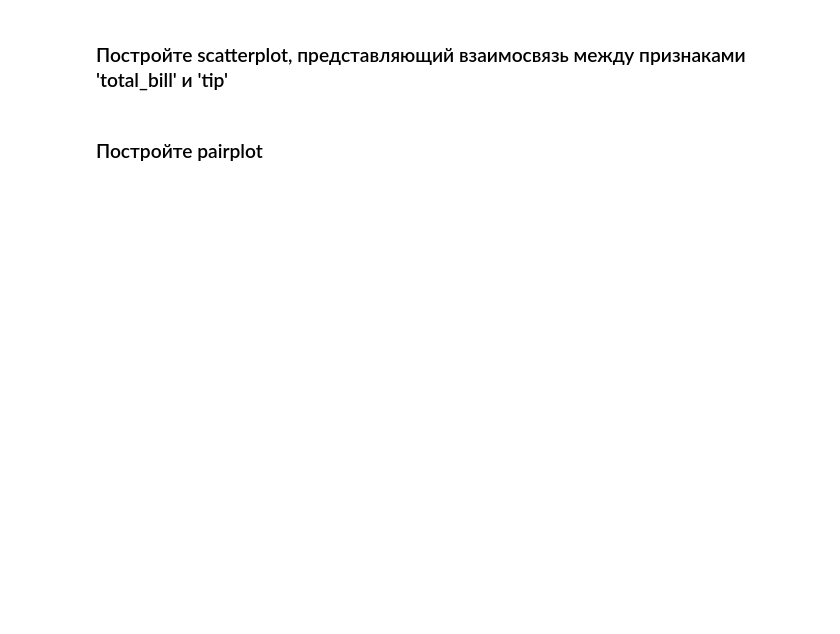
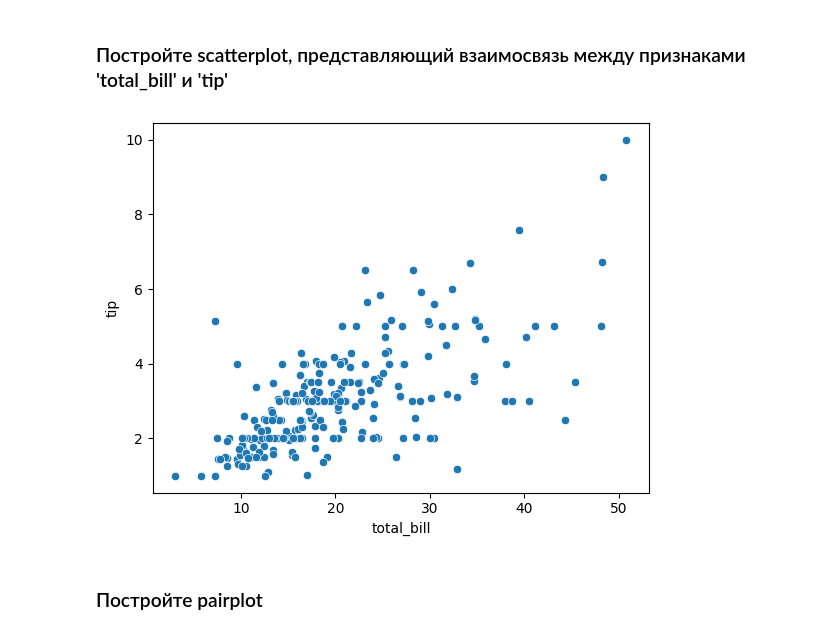
Before and after one commit to vadimkim/otus, a Jupyter notebook: homework_3/Analyze&Visualize.ipynb, the cells around one changed output. Drawn from its saved outputs; the diff is of its cells as text; code cells hidden in the pictures; blank space fills up the shorter version.

```diff
--- a/homework_3/Analyze&Visualize.ipynb
+++ b/homework_3/Analyze&Visualize.ipynb
@@ -215,4 +221,9 @@ ds2[50:60]
 # %% [markdown]
 ### Постройте scatterplot, представляющий взаимосвязь между признаками 'total_bill' и 'tip'
+# %%
+sbs.scatterplot(tips, x='total_bill', y='tip')
+plt.show()
+# %% [output]
+[figure, added]
 # %% [markdown]
 ### Постройте pairplot
```
Also changed, not shown: parts of 7 cells of this notebook.
